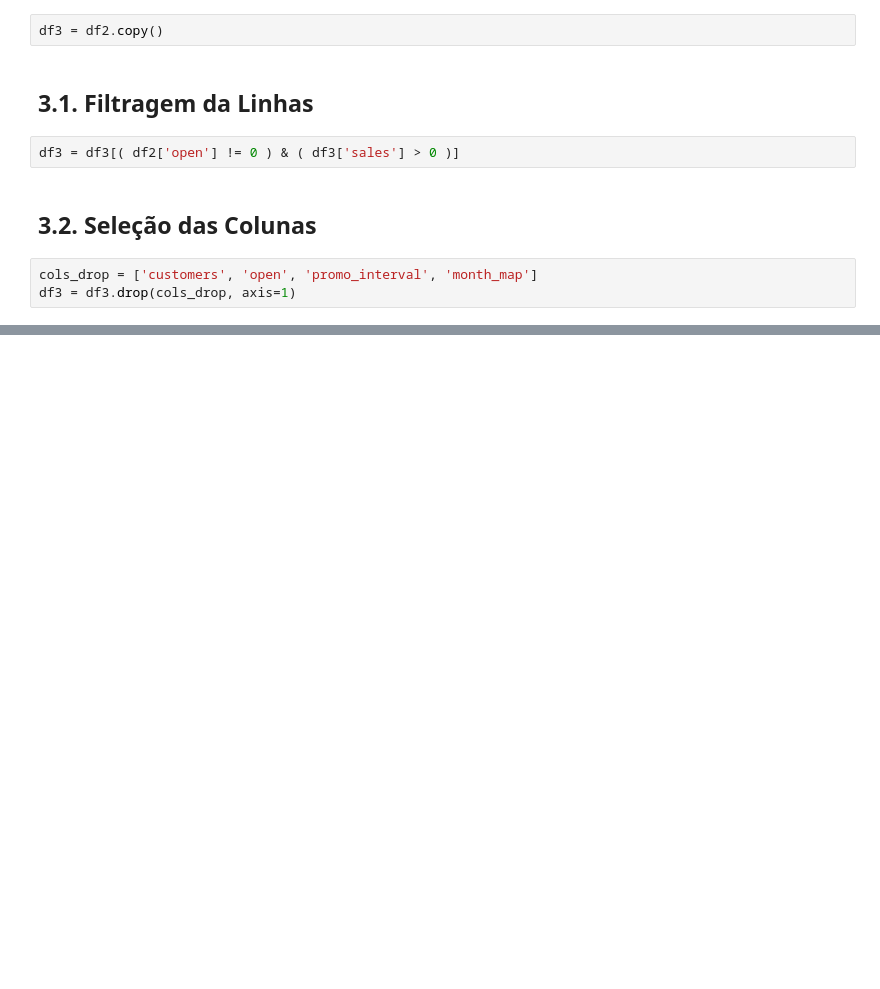
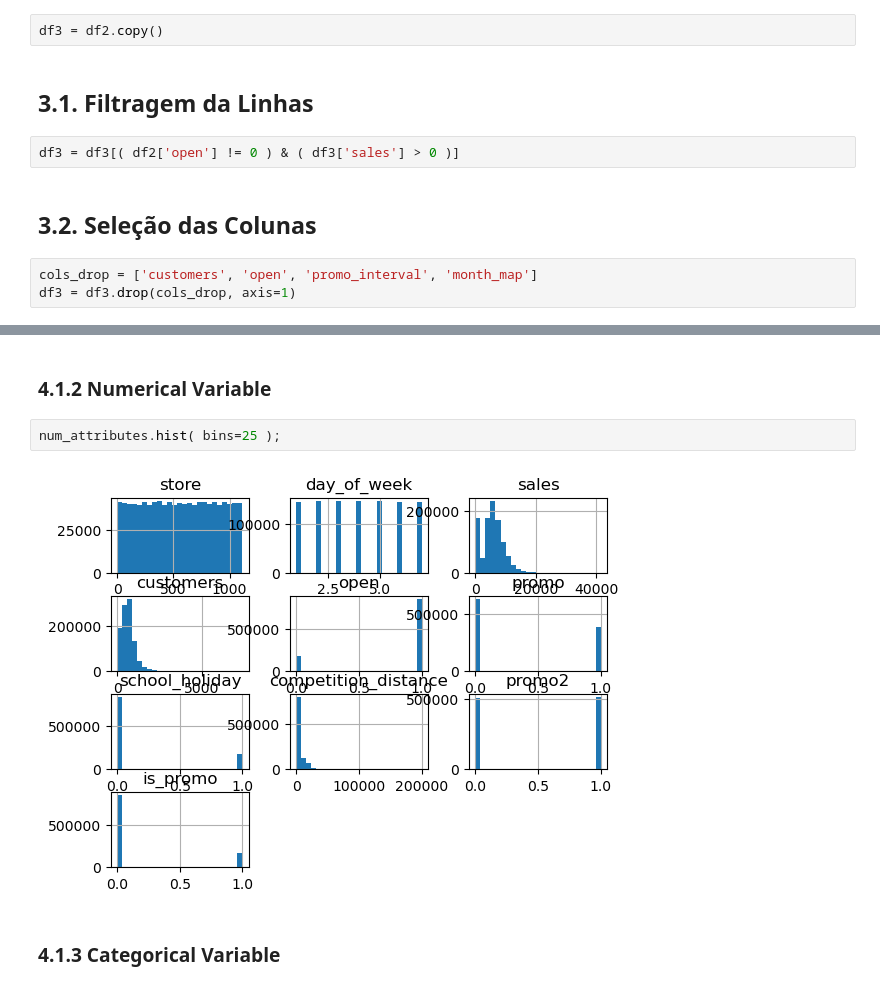
Before and after one commit to MarceloSilv47/rossman_store_sales, a Jupyter notebook: m02_v01_store_sale_prediction.ipynb, the cells around one changed output, grey strips where cells are left out. Saved outputs shown, nothing was run; the diff lists cells and outputs as text; blank space fills up the shorter version.

```diff
--- a/m02_v01_store_sale_prediction.ipynb
+++ b/m02_v01_store_sale_prediction.ipynb
@@ -334,0 +361,8 @@ df3 = df3.drop(cols_drop, axis=1)
+# %% [markdown]
+### 4.1.2 Numerical Variable
+# %%
+num_attributes.hist( bins=25 );
+# %% [output]
+[figure, added]
+# %% [markdown]
+### 4.1.3 Categorical Variable
```
Also changed, not shown: parts of 41 cells of this notebook.
